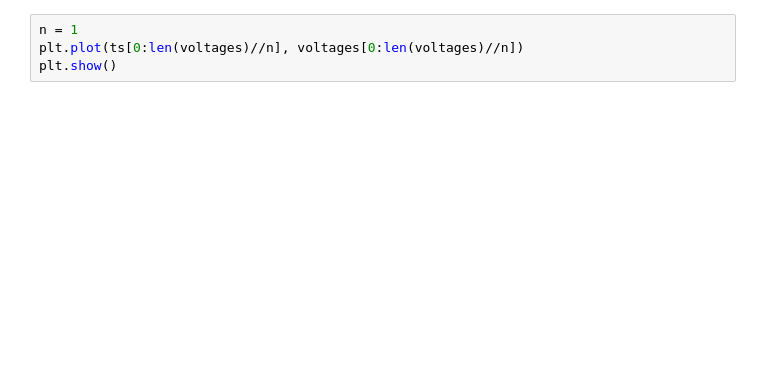
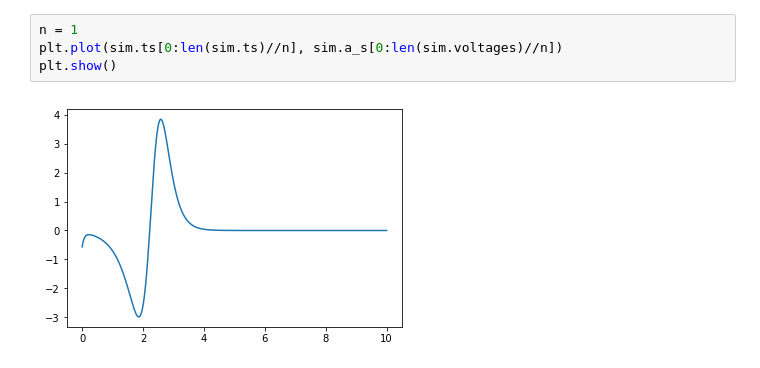
Before and after one commit to ariovistus/mechsim, a Jupyter notebook: arm.ipynb, the cells around one changed output. Saved outputs shown, nothing was run; the diff lists cells and outputs as text; blank space fills up the shorter version.

```diff
--- a/arm.ipynb
+++ b/arm.ipynb
@@ -39,7 +41,9 @@ plt.show()
 # %%
 n = 1
-plt.plot(ts[0:len(voltages)//n], voltages[0:len(voltages)//n])
+plt.plot(sim.ts[0:len(sim.ts)//n], sim.a_s[0:len(sim.voltages)//n])
 plt.show()
+# %% [output]
+[figure, added]
 # %%
 from matplotlib import animation, rc
 from IPython.display import HTML
```
Also changed, not shown: parts of 3 cells of this notebook, 1 other file.
